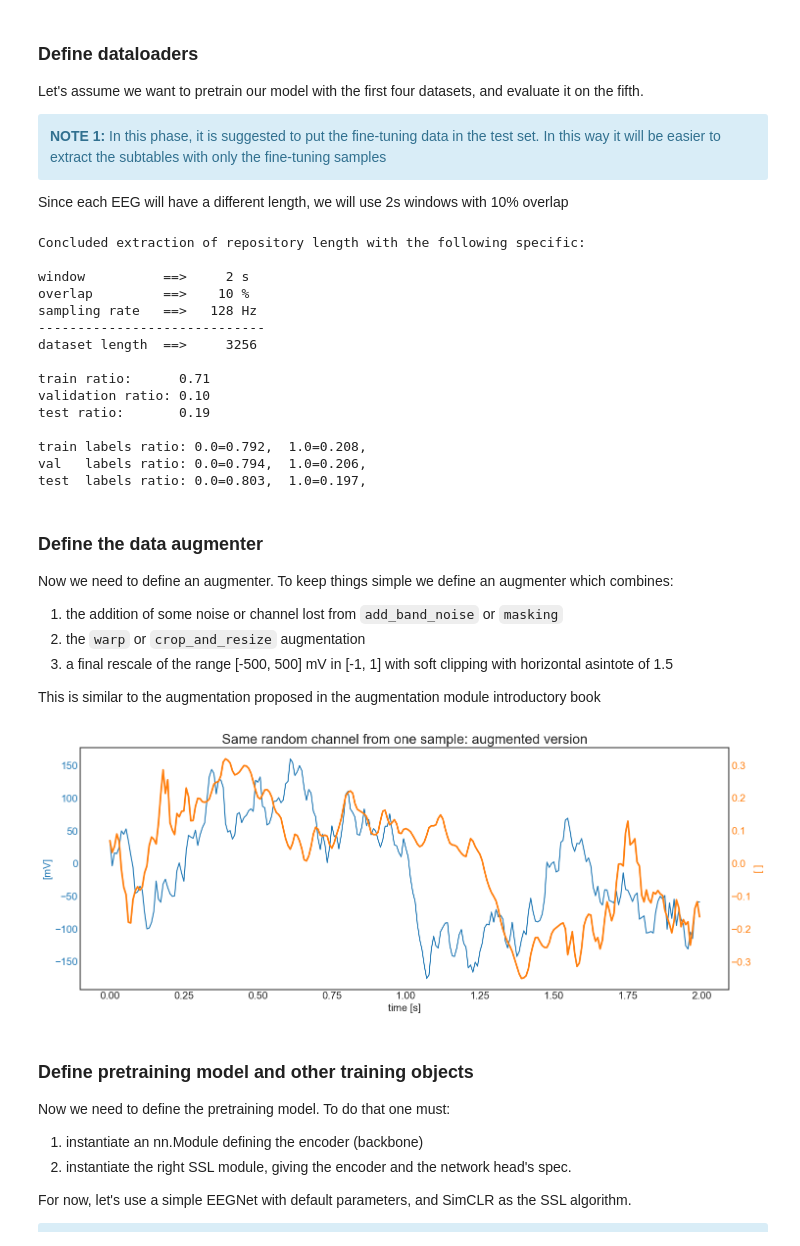
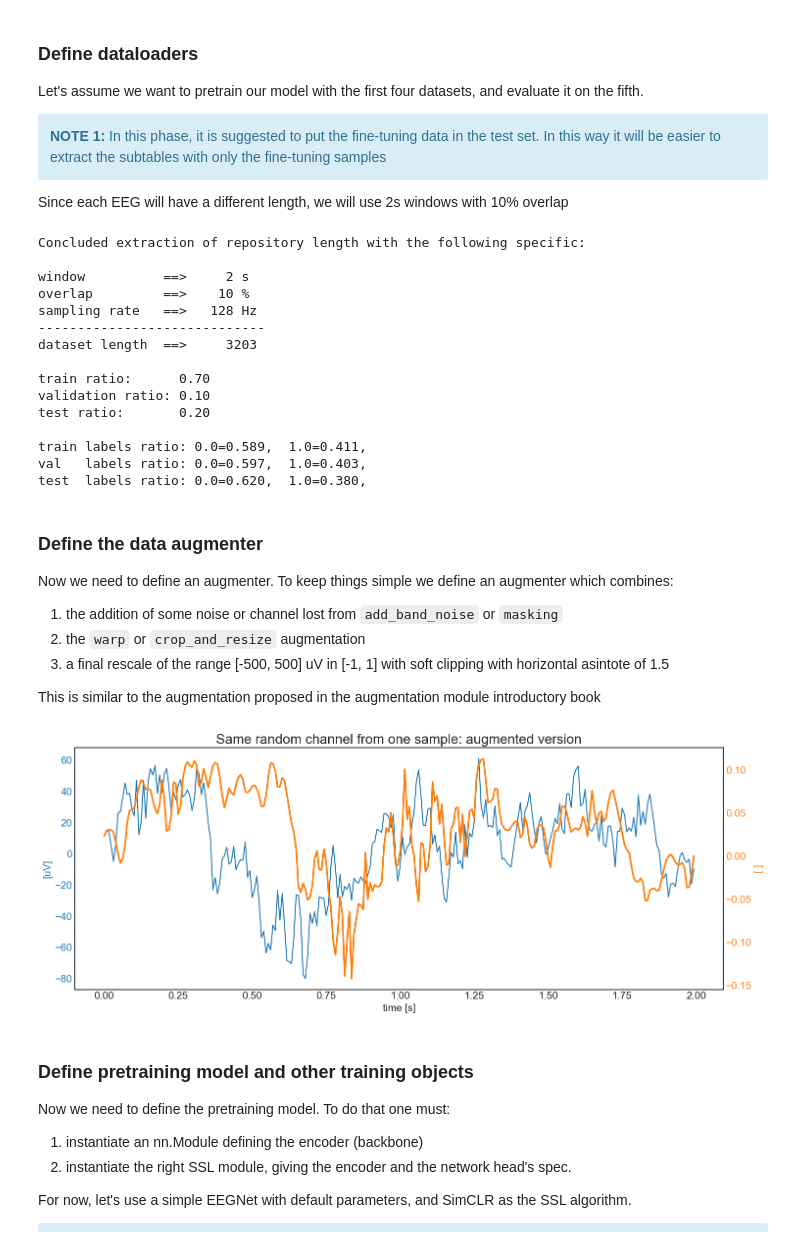
Before and after one commit to MedMaxLab/selfEEG, a Jupyter notebook: docs/SSL_guide.ipynb, the cells around one changed output. Cells and saved outputs as stored; diff of their text form; code cells hidden in the pictures.

```diff
--- a/docs/SSL_guide.ipynb
+++ b/docs/SSL_guide.ipynb
@@ -109,3 +75,5 @@ if len(os.listdir('Simulated_EEG'))<N:
+# %%
+classes = selfeeg.utils.create_dataset(p=0.6,return_labels=True)
 # %% [markdown]
 ### Define dataloaders
 
@@ -119,6 +87,7 @@ Since each EEG will have a different length, we will use 2s windows with 10\% ov
 # %%
 # DEFINE FILE PATH, SAMPLING RATE, WINDOW LENGTH, OVERLAP PERCENTAGE, WORKERS AND BATCH SIZE
 eegpath = 'Simulated_EEG'
+Chan = 8
 freq = 128
 window = 2
 overlap = 0.1
@@ -142,7 +111,7 @@ EEGlen = dl.GetEEGPartitionNumber(eegpath, freq, window, overlap, file_format='*
 
 # SPLIT DATASET
 EEGsplit= dl.GetEEGSplitTable(partition_table=EEGlen, val_ratio= 0.1, stratified=True, labels=classes,
-                              test_data_id=[5], split_tolerance=0.001, perseverance=5000)
+                              test_data_id=[5], split_tolerance=0.001, perseverance=10000)
 
 # CHECK SPLIT
 dl.check_split(EEGlen, EEGsplit, classes)
@@ -162,15 +131,15 @@ window          ==>     2 s
 overlap         ==>    10 %
 sampling rate   ==>   128 Hz
 -----------------------------
-dataset length  ==>     3256
+dataset length  ==>     3203
 
-train ratio:      0.71
+train ratio:      0.70
 validation ratio: 0.10
-test ratio:       0.19
+test ratio:       0.20
 
-train labels ratio: 0.0=0.792,  1.0=0.208,
-val   labels ratio: 0.0=0.794,  1.0=0.206,
-test  labels ratio: 0.0=0.803,  1.0=0.197,
+train labels ratio: 0.0=0.589,  1.0=0.411,
+val   labels ratio: 0.0=0.597,  1.0=0.403,
+test  labels ratio: 0.0=0.620,  1.0=0.380,
 # %% [markdown]
 ### Define the data augmenter
 
@@ -178,7 +147,7 @@ Now we need to define an augmenter. To keep things simple we define an augmenter
 
 1. the addition of some noise or channel lost from ``add_band_noise`` or ``masking``
 2. the ``warp`` or ``crop_and_resize`` augmentation
-3. a final rescale of the range [-500, 500] mV in [-1, 1] with soft clipping with horizontal asintote of 1.5
+3. a final rescale of the range [-500, 500] uV in [-1, 1] with soft clipping with horizontal asintote of 1.5
 
 This is similar to the augmentation proposed in the augmentation module introductory book
 # %%
@@ -203,34 +172,34 @@ AUG_warp = aug.DynamicSingleAug(aug.warp_signal, discrete_arg = {'batch_equal':
 Block2 = aug.RandomAug( AUG_crop, AUG_warp)
 
 # third block: rescale
-Block3 = lambda x: utils.scale_range_soft_clip(x, 500, 1.5, 'uV', True)
+Block3 = lambda x: selfeeg.utils.scale_range_soft_clip(x, 500, 1.2, 'uV', True)
 
 # FINAL AUGMENTER: SEQUENCE OF THE THREE RANDOM LISTS
 Augmenter = aug.SequentialAug(Block1, Block2, Block3)
 # %%
 # VISUALIZE A RANDOM DATA AUGMENTATION
 Sample = trainset.__getitem__(random.randint(0,len(trainset)))
 t = np.linspace(0, Sample.shape[1]-1, Sample.shape[1])/freq
 SampleAug = Augmenter(Sample)
-RandChan= random.randint(0,Chan)
+RandChan= random.randint(0,Chan-1)
 
 fig, ax1 = plt.subplots()
 color = 'tab:blue'
 ax1.set_xlabel('time [s]', fontsize=15)
-ax1.set_ylabel('[mV]', color=color, fontsize=15)
+ax1.set_ylabel('[uV]', color=color, fontsize=15)
 ax1.plot(t,  Sample[RandChan,:], color=color)
 ax1.tick_params(axis='y', labelcolor=color, labelsize=15)
 ax1.tick_params(axis='x', labelsize=15)
 ax2 = ax1.twinx()
 color = 'tab:orange'
 ax2.set_ylabel('[ ]', color=color, fontsize=15)  # we already handled the x-label with ax1
 ax2.plot(t, SampleAug[RandChan,:],color=color, linewidth=2.5)
 ax2.tick_params(axis='y', labelsize=15, labelcolor=color)
 plt.title('Same random channel from one sample: augmented version', fontsize=20)
 fig.tight_layout()
 plt.show()
 # %% [output]
-[figure, old version]
+[figure, new version]
 # %% [markdown]
 ### Define pretraining model and other training objects
 
```
Also changed, not shown: parts of 10 cells of this notebook, 45 other files.
